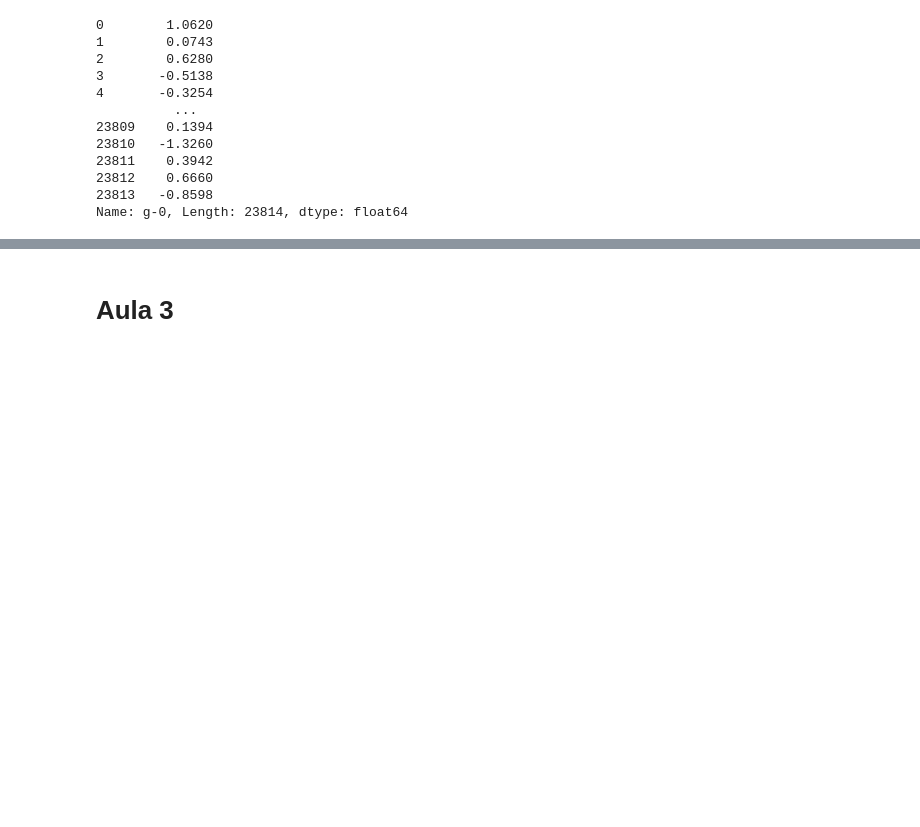
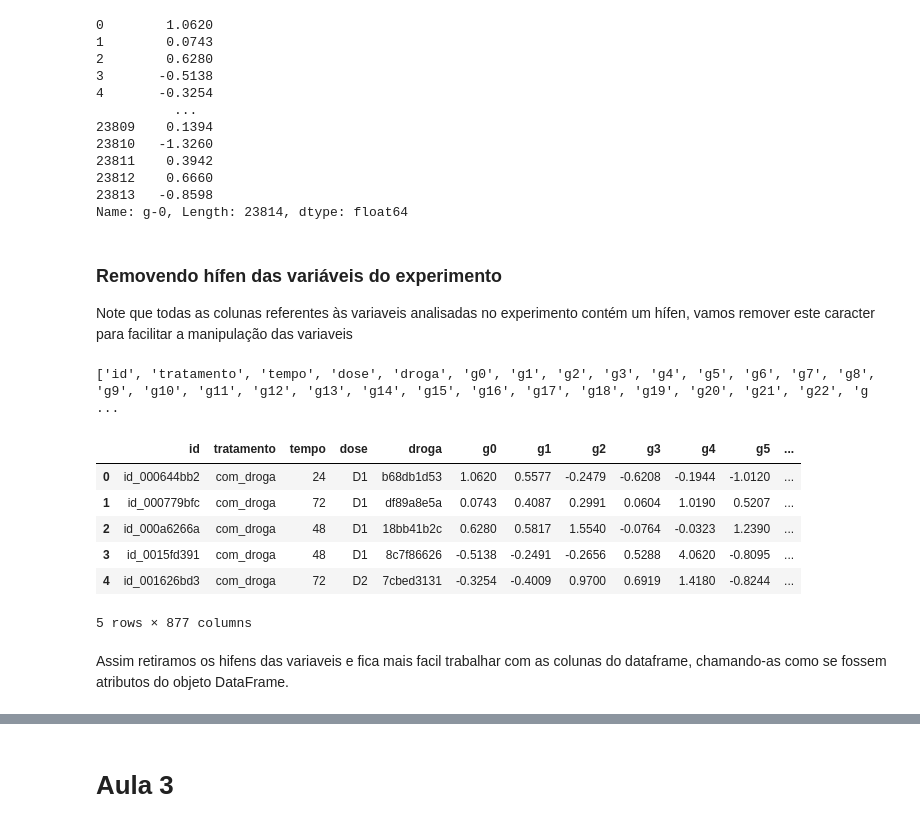
Before and after one commit to ConradBitt/imersao_dados_3ed, a Jupyter notebook: Notebook_Imersão_Dados_3ª_ED.ipynb, the cells around one changed output, grey strips where cells are left out. Saved outputs shown, nothing was run; the diff lists cells and outputs as text; code cells hidden in the pictures; blank space fills up the shorter version.

```diff
--- a/Notebook_Imersão_Dados_3ª_ED.ipynb
+++ b/Notebook_Imersão_Dados_3ª_ED.ipynb
@@ -215,3 +222,33 @@ experimentos['g-0']
 23812    0.6660
 23813   -0.8598
 Name: g-0, Length: 23814, dtype: float64
+# %% [markdown]
+### Removendo hífen das variáveis do experimento
+
+Note que todas as colunas referentes às variaveis analisadas no experimento contém um hífen, vamos remover este caracter para facilitar a manipulação das variaveis
+# %%
+variaveis_sem_hifen = []
+
+for variavel in experimentos.columns:
+  if '-' in variavel:
+    variavel = variavel.replace('-','')
+    variaveis_sem_hifen.append(variavel)
+  else:
+    variaveis_sem_hifen.append(variavel)
+
+print(variaveis_sem_hifen)
+# %% [output]
+['id', 'tratamento', 'tempo', 'dose', 'droga', 'g0', 'g1', 'g2', 'g3', 'g4', 'g5', 'g6', 'g7', 'g8', 'g9', 'g10', 'g11', 'g12', 'g13', 'g14', 'g15', 'g16', 'g17', 'g18', 'g19', 'g20', 'g21', 'g22', 'g ...
+# %%
+experimentos.columns = variaveis_sem_hifen
+experimentos.head()
+# %% [output]
+|  | id | tratamento | tempo | dose | droga | g0 | g1 | g2 | g3 | g4 | g5 | ... |
+| 0 | id_000644bb2 | com_droga | 24 | D1 | b68db1d53 | 1.0620 | 0.5577 | -0.2479 | -0.6208 | -0.1944 | -1.0120 | ... |
+| 1 | id_000779bfc | com_droga | 72 | D1 | df89a8e5a | 0.0743 | 0.4087 | 0.2991 | 0.0604 | 1.0190 | 0.5207 | ... |
+| 2 | id_000a6266a | com_droga | 48 | D1 | 18bb41b2c | 0.6280 | 0.5817 | 1.5540 | -0.0764 | -0.0323 | 1.2390 | ... |
+| 3 | id_0015fd391 | com_droga | 48 | D1 | 8c7f86626 | -0.5138 | -0.2491 | -0.2656 | 0.5288 | 4.0620 | -0.8095 | ... |
+| 4 | id_001626bd3 | com_droga | 72 | D2 | 7cbed3131 | -0.3254 | -0.4009 | 0.9700 | 0.6919 | 1.4180 | -0.8244 | ... |
+5 rows × 877 columns
+# %% [markdown]
+Assim retiramos os hifens das variaveis e fica mais facil trabalhar com as colunas do dataframe, chamando-as como se fossem atributos do objeto DataFrame.
```
Also changed, not shown: parts of 6 cells of this notebook.
